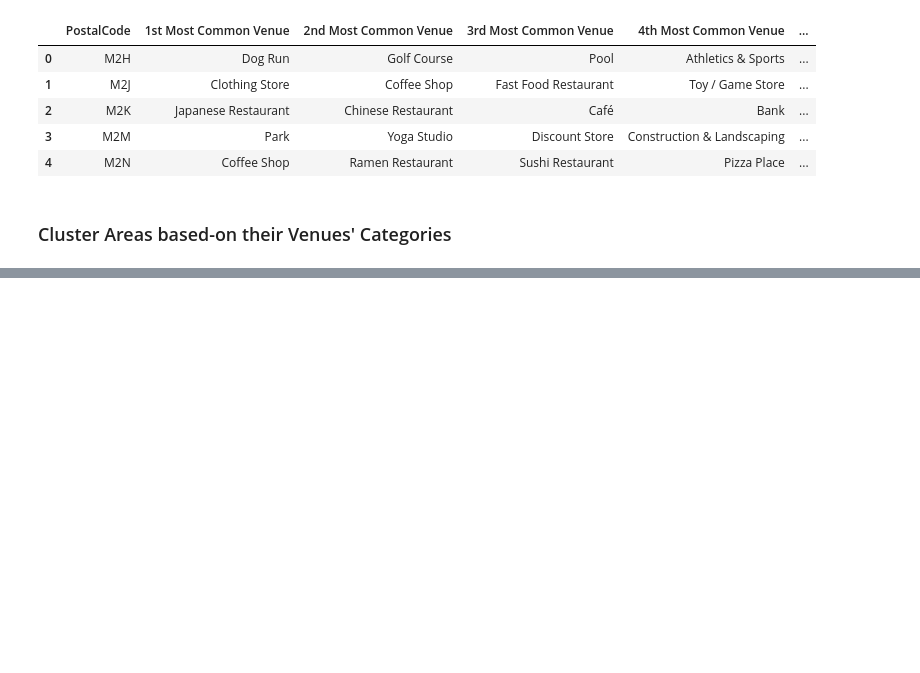
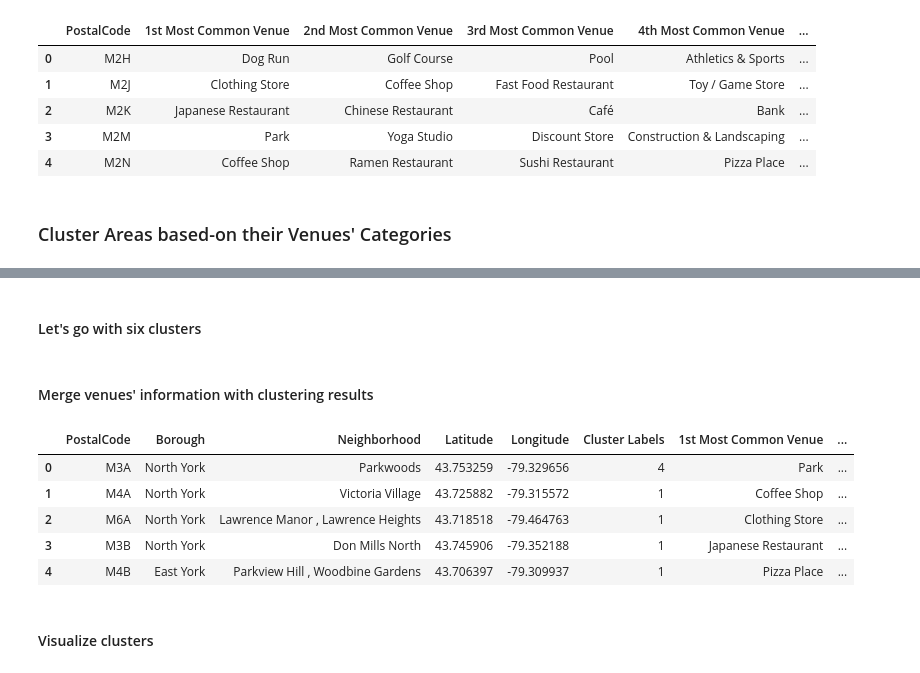
Before and after one commit to lehoang318/Coursera_Capstone, a Jupyter notebook: toronto-neighborhoods.ipynb, the cells around one changed output, grey strips where cells are left out. Drawn from its saved outputs; the diff is of its cells as text; code cells hidden in the pictures; blank space fills up the shorter version.

```diff
--- a/toronto-neighborhoods.ipynb
+++ b/toronto-neighborhoods.ipynb
@@ -455,0 +489,29 @@ areas_venues_sorted.head()
+# %% [markdown]
+#### Let's go with six clusters
+# %%
+# set number of clusters
+kclusters = 6
+kmeans = KMeans(n_clusters=kclusters, random_state=0).fit(york_grouped_clustering)
+# %% [markdown]
+#### Merge venues' information with clustering results
+# %%
+# add clustering labels
+areas_venues_sorted.insert(0, 'Cluster Labels', kmeans.labels_)
+
+york_merged = york_ds
+
+# merge manhattan_grouped with manhattan_data to add latitude/longitude for each neighborhood
+york_merged = york_merged.join(areas_venues_sorted.set_index('PostalCode'), on='PostalCode')
+york_merged.drop(york_merged[york_merged['Cluster Labels'].isnull()].index, inplace=True)
+york_merged['Cluster Labels'] = york_merged['Cluster Labels'].astype('int32')
+
+york_merged.head() # check the last columns!
+# %% [output]
+|  | PostalCode | Borough | Neighborhood | Latitude | Longitude | Cluster Labels | 1st Most Common Venue | ... |
+| 0 | M3A | North York | Parkwoods | 43.753259 | -79.329656 | 4 | Park | ... |
+| 1 | M4A | North York | Victoria Village | 43.725882 | -79.315572 | 1 | Coffee Shop | ... |
+| 2 | M6A | North York | Lawrence Manor , Lawrence Heights | 43.718518 | -79.464763 | 1 | Clothing Store | ... |
+| 3 | M3B | North York | Don Mills North | 43.745906 | -79.352188 | 1 | Japanese Restaurant | ... |
+| 4 | M4B | East York | Parkview Hill , Woodbine Gardens | 43.706397 | -79.309937 | 1 | Pizza Place | ... |
+# %% [markdown]
+#### Visualize clusters
```
Also changed, not shown: parts of 8 cells of this notebook, 1 other file.
